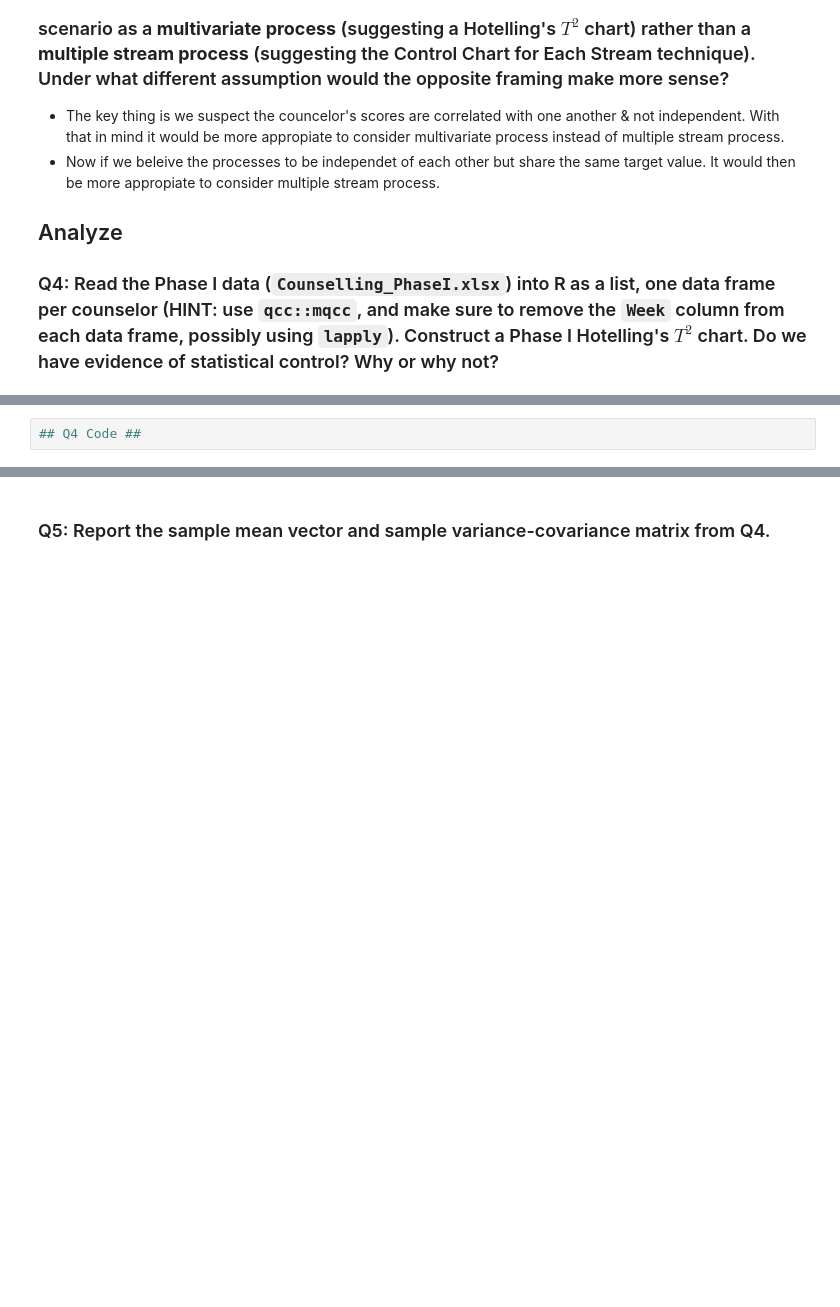
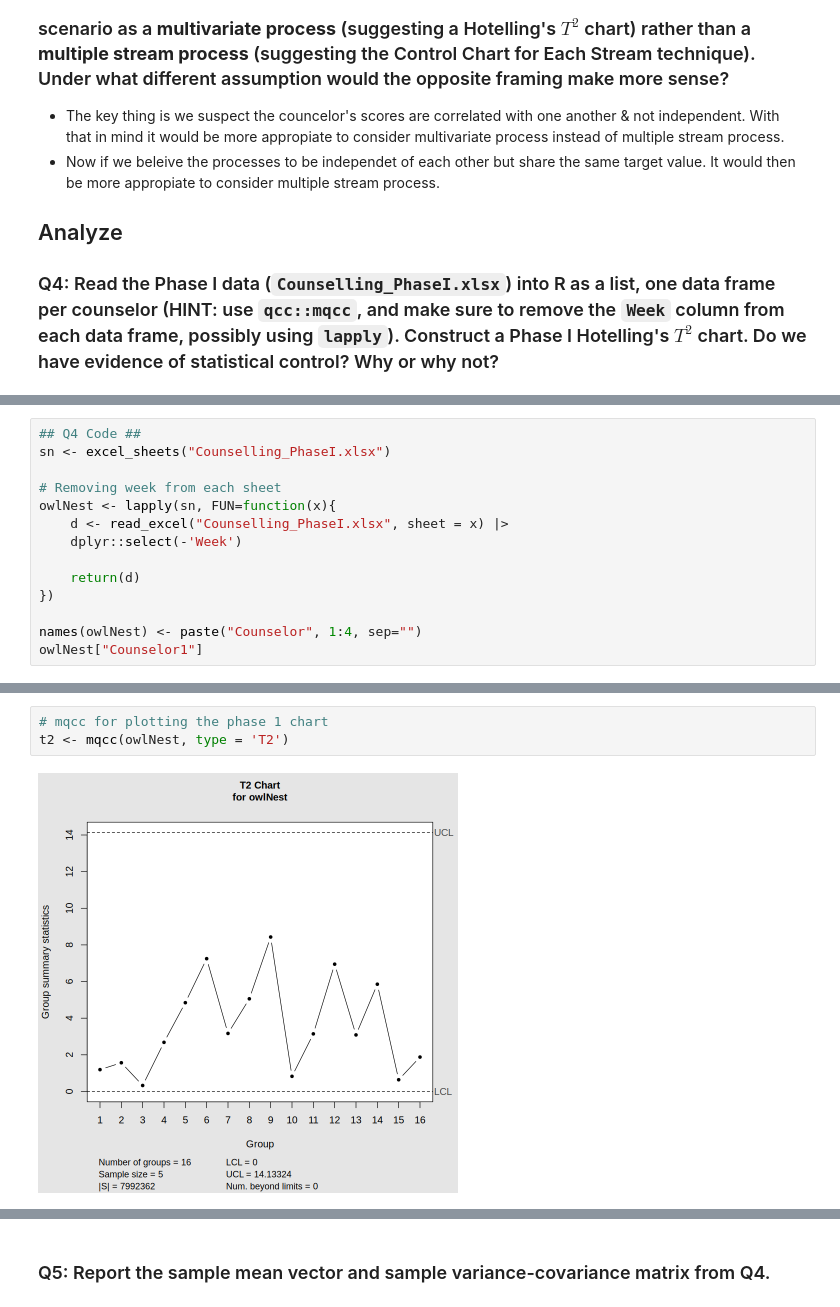
Before and after one commit to tchoud227/STAT-7110-Quality-Control, a Jupyter notebook: Assignments/HW4/STAT-7110-HW4.ipynb, the cells around one changed output, grey strips where cells are left out. Drawn from its saved outputs; the diff is of its cells as text; blank space fills up the shorter version.

Commit message:
phase2

```diff
--- a/Assignments/HW4/STAT-7110-HW4.ipynb
+++ b/Assignments/HW4/STAT-7110-HW4.ipynb
@@ -42,2 +97,14 @@ To monitor this, you perform an initial Phase I analysis, jointly monitoring the
 # %%
 ## Q4 Code ##
+sn <- excel_sheets("Counselling_PhaseI.xlsx")
+
+# Removing week from each sheet
+owlNest <- lapply(sn, FUN=function(x){
+    d <- read_excel("Counselling_PhaseI.xlsx", sheet = x) |>
+    dplyr::select(-'Week')
+
+    return(d)
+})
+
+names(owlNest) <- paste("Counselor", 1:4, sep="")
+owlNest["Counselor1"]
@@ -43,0 +132,5 @@ To monitor this, you perform an initial Phase I analysis, jointly monitoring the
+# %%
+# mqcc for plotting the phase 1 chart
+t2 <- mqcc(owlNest, type = 'T2')
+# %% [output]
+[figure, added]
```
Also changed, not shown: parts of 16 cells of this notebook.
